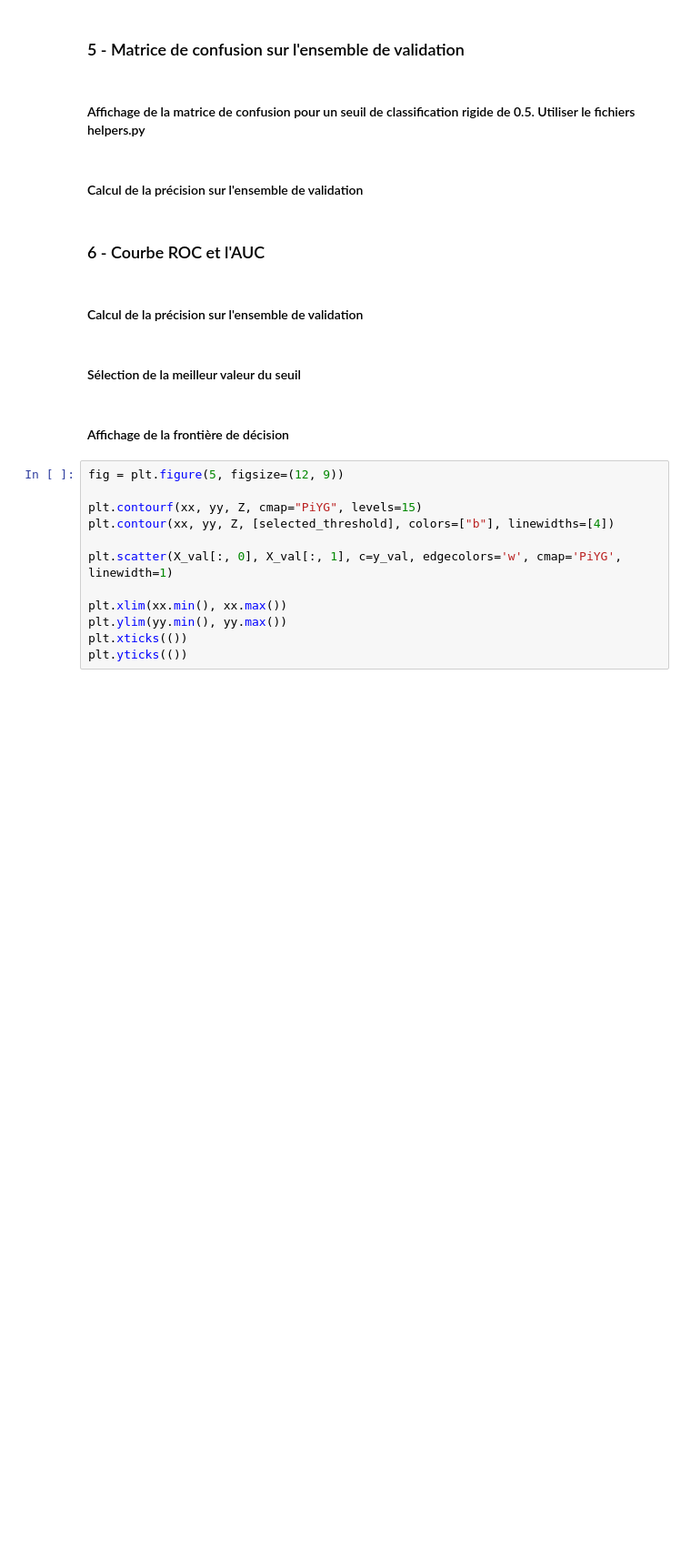
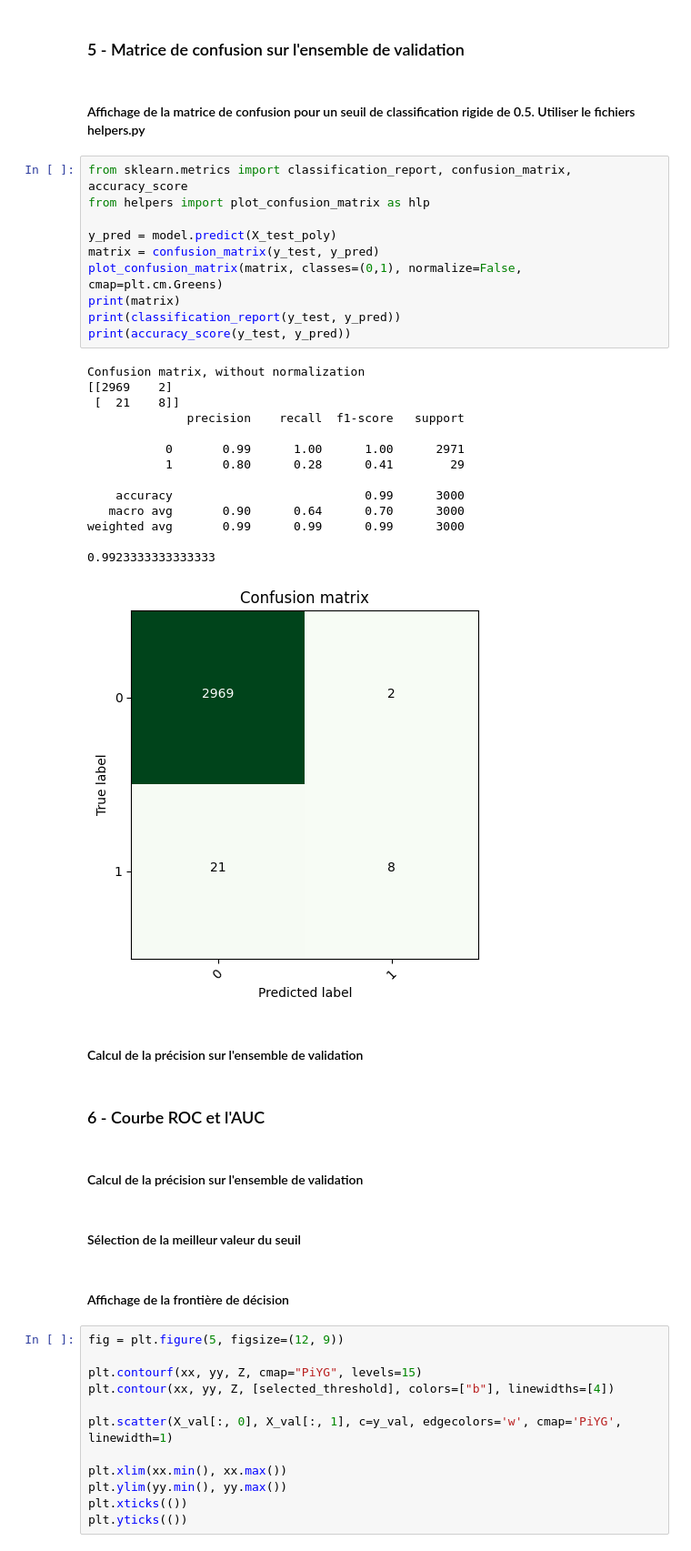
Before and after one commit to rennyatwork/CegepSteFoy_IA, a Jupyter notebook: 05_MachineLearning/2022_12_06/420-A52-SF-gr-10084-main/nbs/13-evaluation-models-classification/13-A1-metriques-classification.ipynb, the cells around one changed output. Shown at 91% size. Cells and saved outputs as stored; diff of their text form; blank space fills up the shorter version.

```diff
--- a/05_MachineLearning/2022_12_06/420-A52-SF-gr-10084-main/nbs/13-evaluation-models-classification/13-A1-metriques-classification.ipynb
+++ b/05_MachineLearning/2022_12_06/420-A52-SF-gr-10084-main/nbs/13-evaluation-models-classification/13-A1-metriques-classification.ipynb
@@ -73,6 +176,31 @@ plt.yticks(())
 ### 5 - Matrice de confusion sur l'ensemble de validation
 # %% [markdown]
 #### Affichage de la matrice de confusion pour un seuil de classification rigide de 0.5. Utiliser le fichiers helpers.py
+# %%
+from sklearn.metrics import classification_report, confusion_matrix, accuracy_score
+from helpers import plot_confusion_matrix as hlp
+
+y_pred = model.predict(X_test_poly)
+matrix = confusion_matrix(y_test, y_pred)
+plot_confusion_matrix(matrix, classes=(0,1), normalize=False, cmap=plt.cm.Greens)
+print(matrix)
+print(classification_report(y_test, y_pred))
+print(accuracy_score(y_test, y_pred))
+# %% [output]
+Confusion matrix, without normalization
+[[2969    2]
+ [  21    8]]
+              precision    recall  f1-score   support
+
+           0       0.99      1.00      1.00      2971
+           1       0.80      0.28      0.41        29
+
+    accuracy                           0.99      3000
+   macro avg       0.90      0.64      0.70      3000
+weighted avg       0.99      0.99      0.99      3000
+
+0.9923333333333333
+[figure, added]
 # %% [markdown]
 #### Calcul de la précision sur l'ensemble de validation
 # %% [markdown]
```
Also changed, not shown: parts of 13 cells of this notebook.
